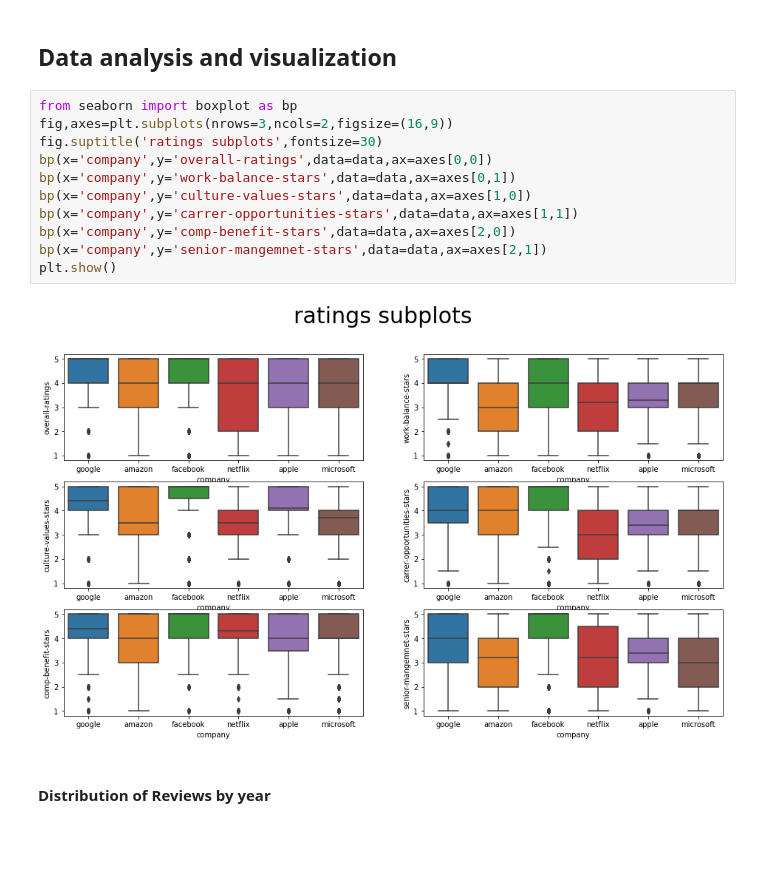
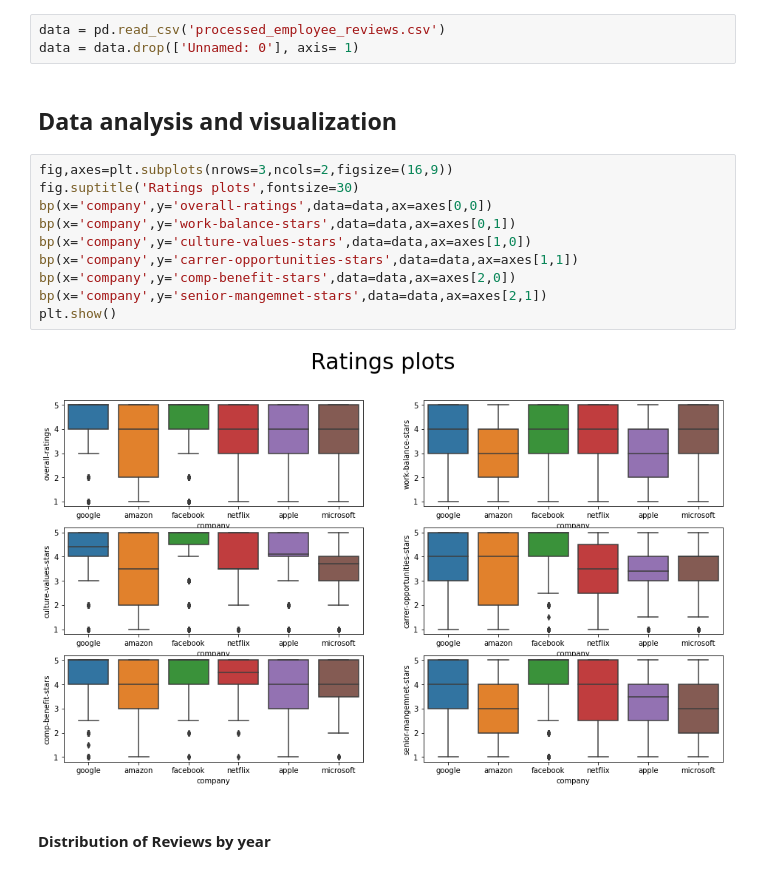
Before and after one commit to StefaniaSferragatta/HumanCapital_TechIndustries, a Jupyter notebook: Employee_Analysis_1.1.ipynb, the cells around one changed output. Saved outputs shown, nothing was run; the diff lists cells and outputs as text; blank space fills up the shorter version.

```diff
--- a/Employee_Analysis_1.1.ipynb
+++ b/Employee_Analysis_1.1.ipynb
@@ -161,18 +115,20 @@ facebook.to_csv('facebook.csv')
+# %%
+data = pd.read_csv('processed_employee_reviews.csv')
+data = data.drop(['Unnamed: 0'], axis= 1)
 # %% [markdown]
 ## Data analysis and visualization
 # %%
-from seaborn import boxplot as bp
 fig,axes=plt.subplots(nrows=3,ncols=2,figsize=(16,9))
-fig.suptitle('ratings subplots',fontsize=30)
+fig.suptitle('Ratings plots',fontsize=30)
 bp(x='company',y='overall-ratings',data=data,ax=axes[0,0])
 bp(x='company',y='work-balance-stars',data=data,ax=axes[0,1])
 bp(x='company',y='culture-values-stars',data=data,ax=axes[1,0])
 bp(x='company',y='carrer-opportunities-stars',data=data,ax=axes[1,1])
 bp(x='company',y='comp-benefit-stars',data=data,ax=axes[2,0])
 bp(x='company',y='senior-mangemnet-stars',data=data,ax=axes[2,1])
 plt.show()
 # %% [output]
-[figure, old version]
+[figure, new version]
 # %% [markdown]
 #### Distribution of Reviews by year
 # %%
```
Also changed, not shown: parts of 87 cells of this notebook.
